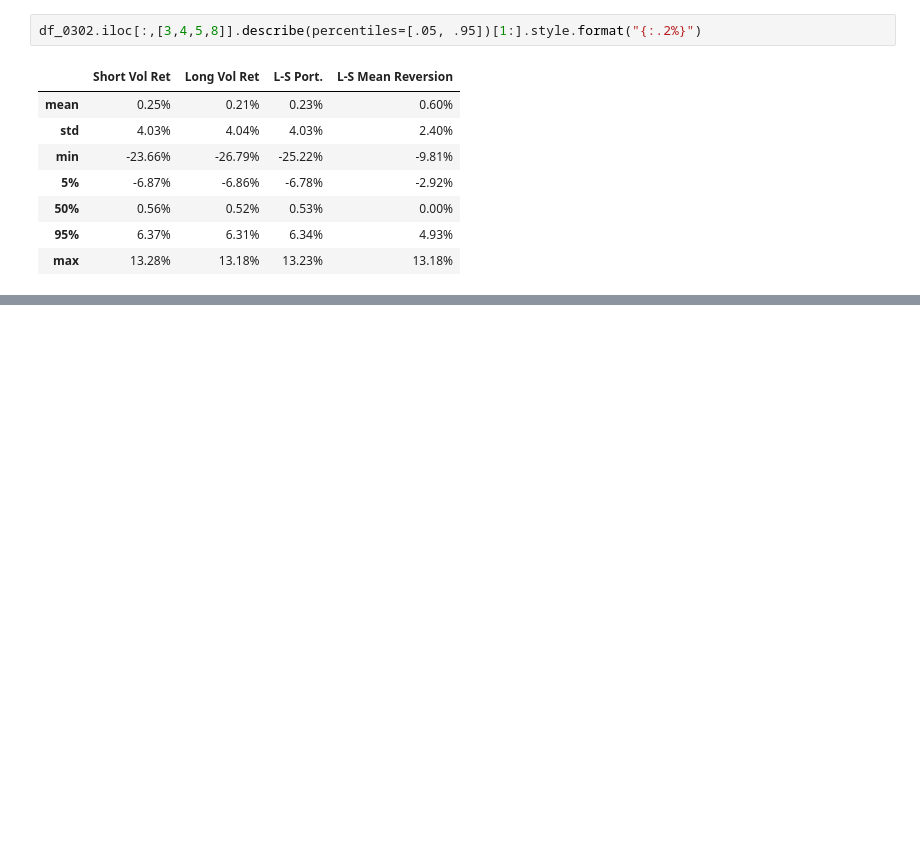
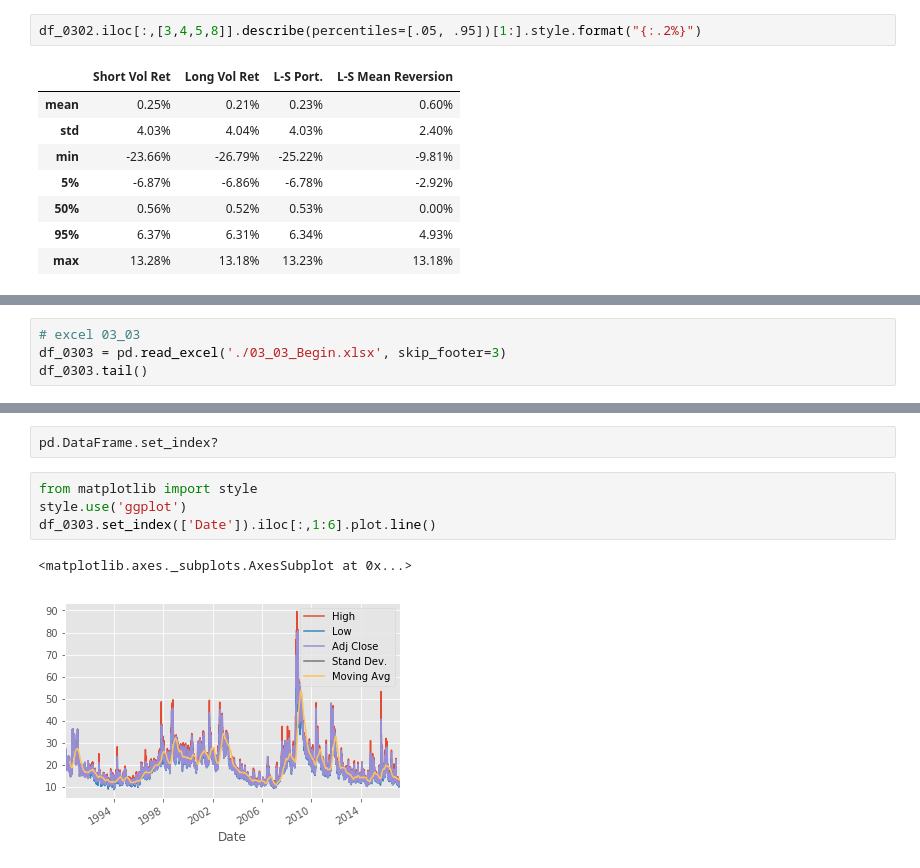
Before and after one commit to brothermalcolm/Algorithmic-Trading-and-Stocks-Essential-Training, a Jupyter notebook: Algorithmic Trading and Stocks Essential Training.ipynb, the cells around one changed output, grey strips where cells are left out. Cells and saved outputs as stored; diff of their text form; blank space fills up the shorter version.

```diff
--- a/Algorithmic Trading and Stocks Essential Training.ipynb
+++ b/Algorithmic Trading and Stocks Essential Training.ipynb
@@ -186,0 +190,4 @@ df_0302.iloc[:,[3,4,5,8]].describe(percentiles=[.05, .95])[1:].style.format("{:.
+# %%
+# excel 03_03
+df_0303 = pd.read_excel('./03_03_Begin.xlsx', skip_footer=3)
+df_0303.tail()
@@ -186,0 +223,9 @@ df_0302.iloc[:,[3,4,5,8]].describe(percentiles=[.05, .95])[1:].style.format("{:.
+# %%
+pd.DataFrame.set_index?
+# %%
+from matplotlib import style
+style.use('ggplot')
+df_0303.set_index(['Date']).iloc[:,1:6].plot.line()
+# %% [output]
+<matplotlib.axes._subplots.AxesSubplot at 0x...>
+[figure, added]
```
Also changed, not shown: parts of 4 cells of this notebook.
